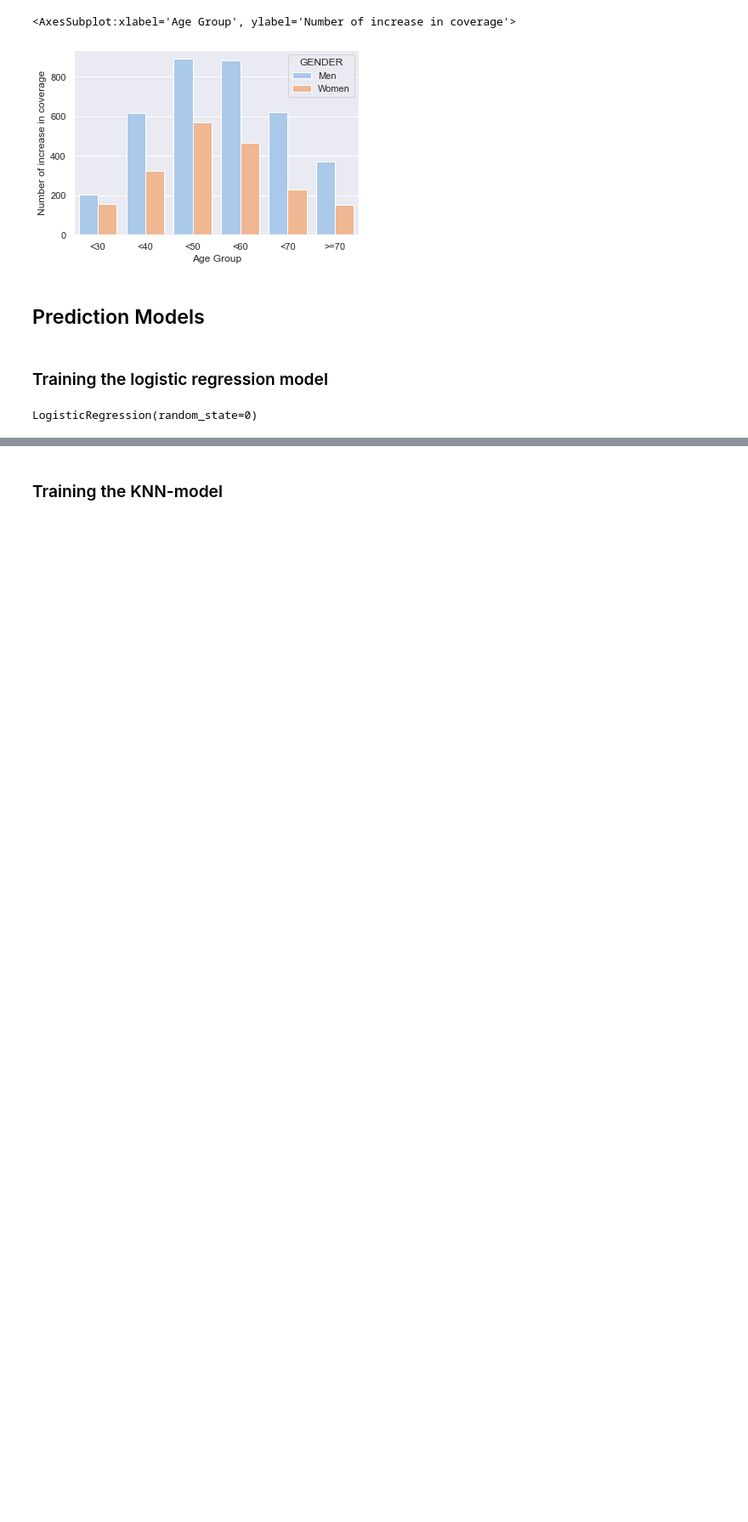
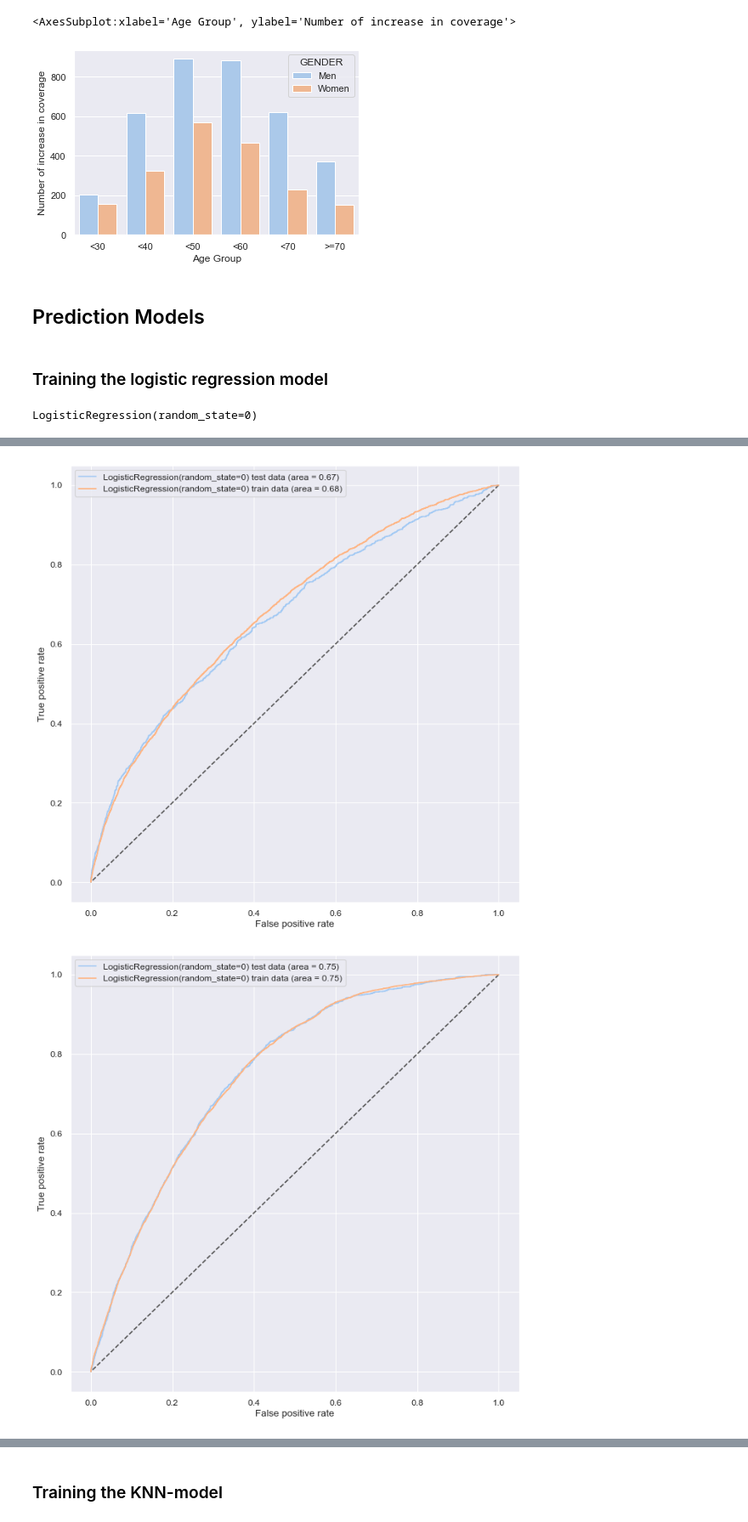
Before and after one commit to sondreid/BAN427, a Jupyter notebook: ban427.ipynb, the cells around one changed output, grey strips where cells are left out. Shown at 85% size. Drawn from its saved outputs; the diff is of its cells as text; code cells hidden in the pictures; blank space fills up the shorter version.

```diff
--- a/ban427.ipynb
+++ b/ban427.ipynb
@@ -464,12 +468,14 @@ Feature: 16, Score: -0.20363
 # %%
-# ROC curve logreg
+# ROC curve logreg y
 
-roc_logreg_fc = roc(ytrain_fc, ytest_fc, yprob_logreg_fc)
+roc_logreg_fc = roc(ytrain_fc, xtrain_fc, ytest_fc, xtest_fc, logreg_fc)
 roc_logreg_fc
 
-roc_logreg_pc = roc(ytrain_pc, ytest_pc, yprob_logreg_pc)
+roc_logreg_pc = roc(ytrain_pc, xtrain_pc, ytest_pc, xtest_pc, logreg_pc)
 roc_logreg_pc
 
-roc_logreg_ms = roc(ytrain_ms, ytest_ms, yprob_logreg_ms)
+roc_logreg_ms = roc(ytrain_ms, xtrain_ms, ytest_ms, xtest_ms, logreg_ms)
 roc_logreg_ms
 # %% [output]
+[figure, added]
+[figure, added]
```
Also changed, not shown: parts of 8 cells of this notebook.
